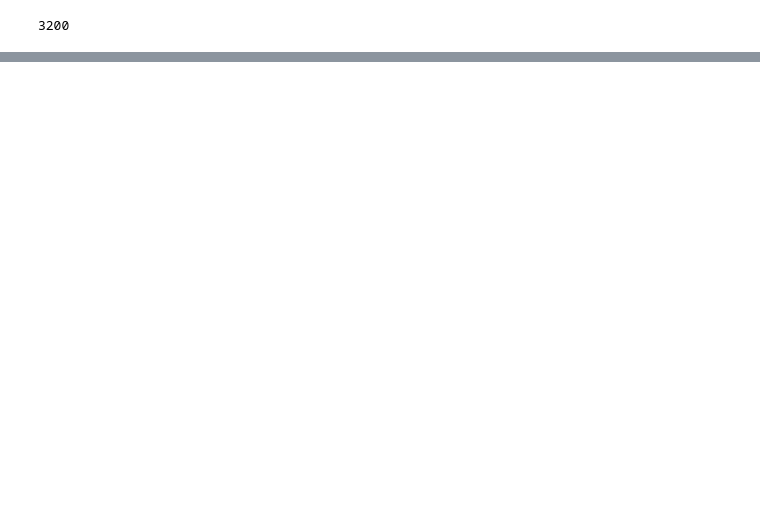
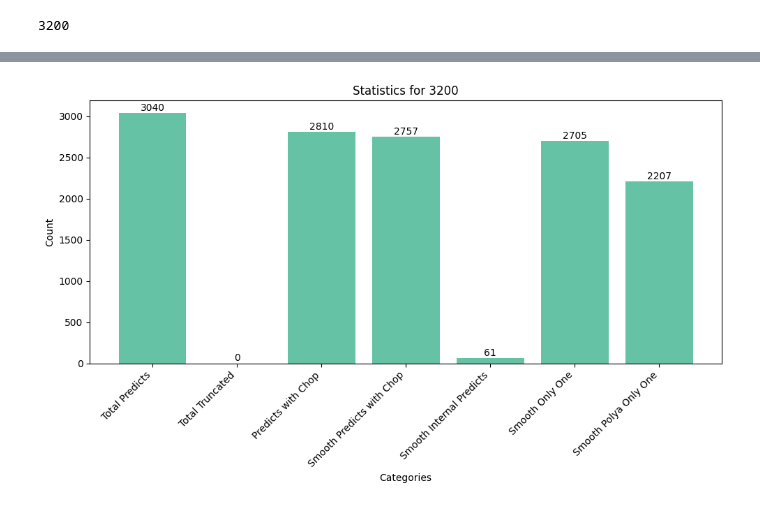
Before and after one commit to ylab-hi/DeepChopper, a Jupyter notebook: notebooks/smooth2.ipynb, the cells around one changed output, grey strips where cells are left out. Cells and saved outputs as stored; diff of their text form; code cells hidden in the pictures; blank space fills up the shorter version.

```diff
--- a/notebooks/smooth2.ipynb
+++ b/notebooks/smooth2.ipynb
@@ -824,7 +844,7 @@ len(all_predicts)
 3200
 # %%
 %%time
-stats = deepchopper.py_collect_statistics_for_predicts_parallel(
+pystats = deepchopper.py_collect_statistics_for_predicts_parallel(
     list(all_predicts.values()),
     smooth_window_size=21,
     min_interval_size=10,
@@ -836,5 +862,7 @@ stats
 # %%
-vis_stats(stats, len(all_predicts))
+vis_stats(pystats, len(all_predicts))
+# %% [output]
+[figure, added]
 # %%
 print(
     all_predicts[stats.predicts_with_chop[0]].show_info(
```
Also changed, not shown: parts of 9 cells of this notebook, 3 other files.
